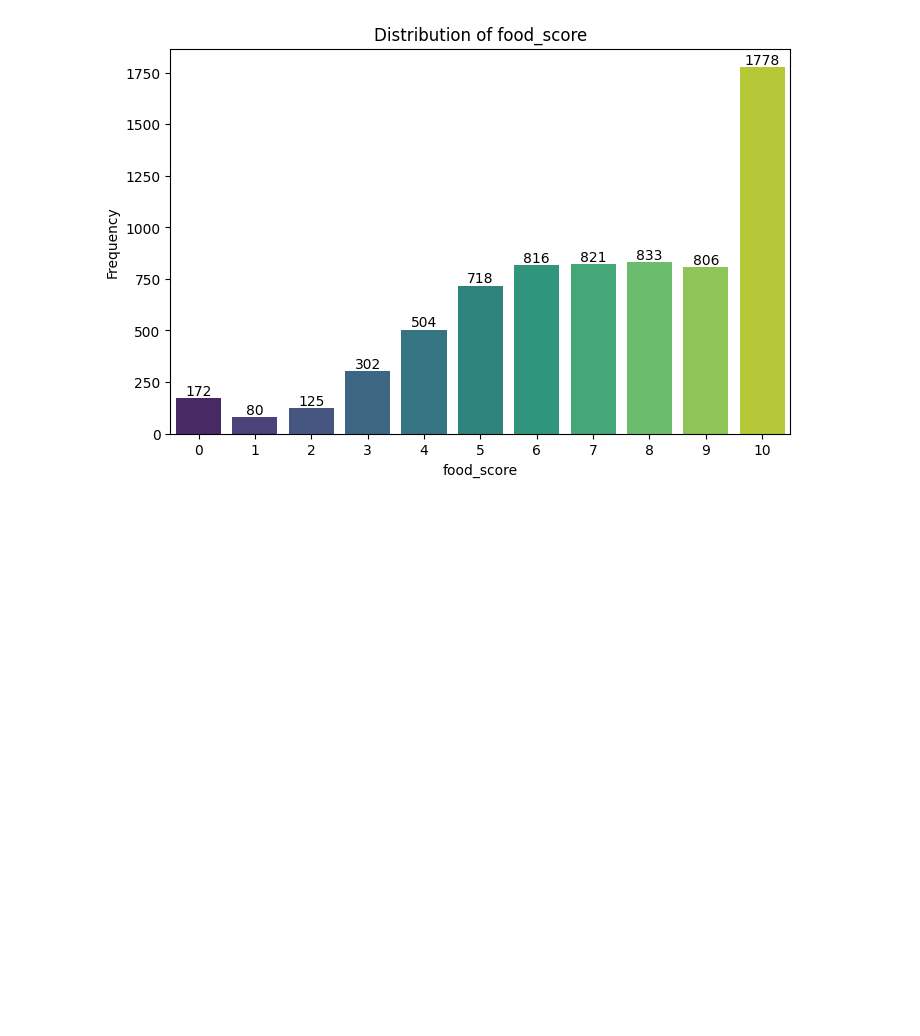
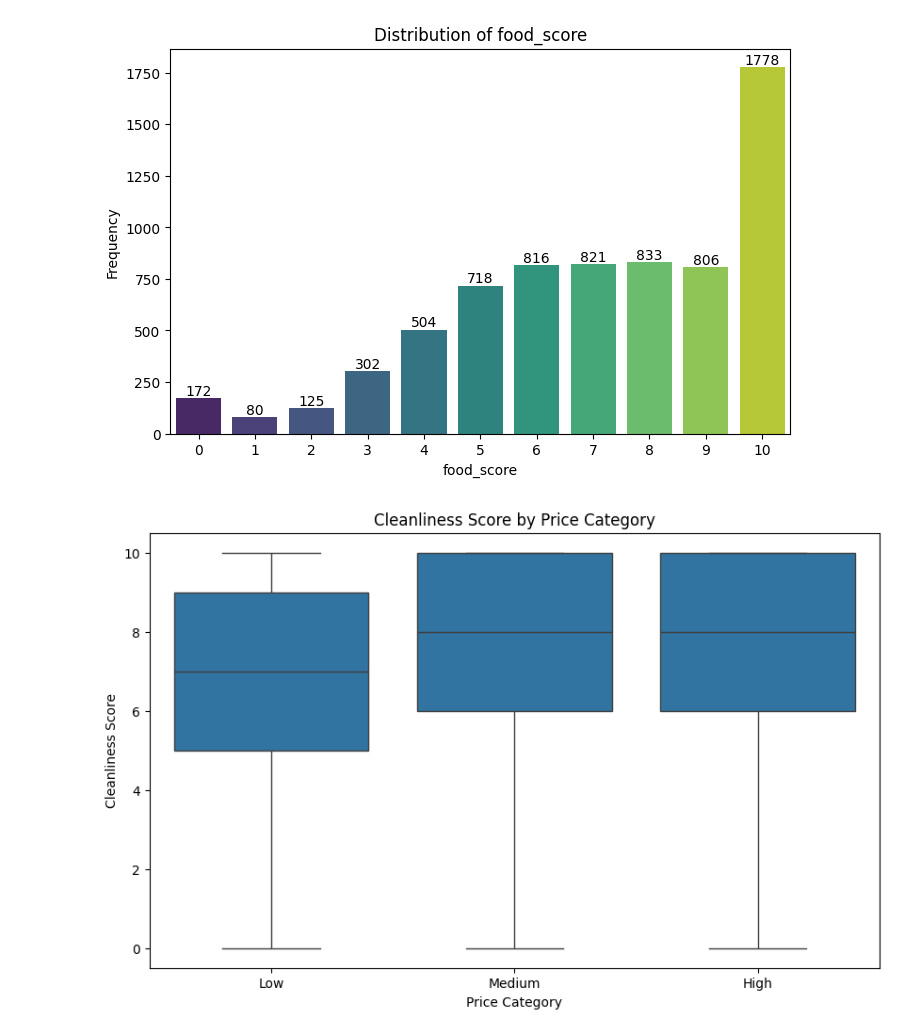
Before and after one commit to WillowStevens/pod-project, a Jupyter notebook: HotelDivago.ipynb, the cells around one changed output. Saved outputs shown, nothing was run; the diff lists cells and outputs as text; code cells hidden in the pictures; blank space fills up the shorter version.

```diff
--- a/HotelDivago.ipynb
+++ b/HotelDivago.ipynb
@@ -157,3 +157,13 @@ Passing `palette` without assigning `hue` is deprecated and will be removed in v
 
   sns.barplot(x=value_counts.index,
 [figure]
+# %%
+df['price_category'] = pd.qcut(df['price_score'], q=3, labels=['Low', 'Medium', 'High'])
+plt.figure(figsize=(10, 6))
+sns.boxplot(x='price_category', y='cleanliness_score', data=df)
+plt.title('Cleanliness Score by Price Category')
+plt.xlabel('Price Category')
+plt.ylabel('Cleanliness Score')
+plt.show()
+# %% [output]
+[figure, added]
```
Also changed, not shown: parts of 1 cell of this notebook.
